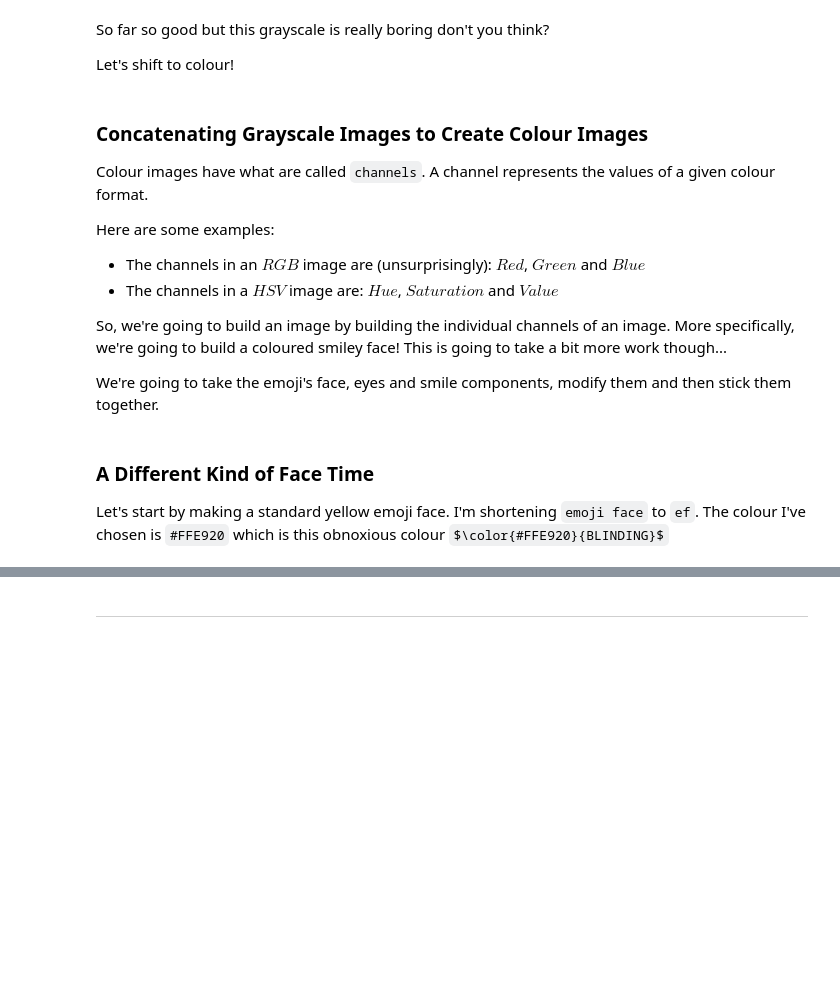
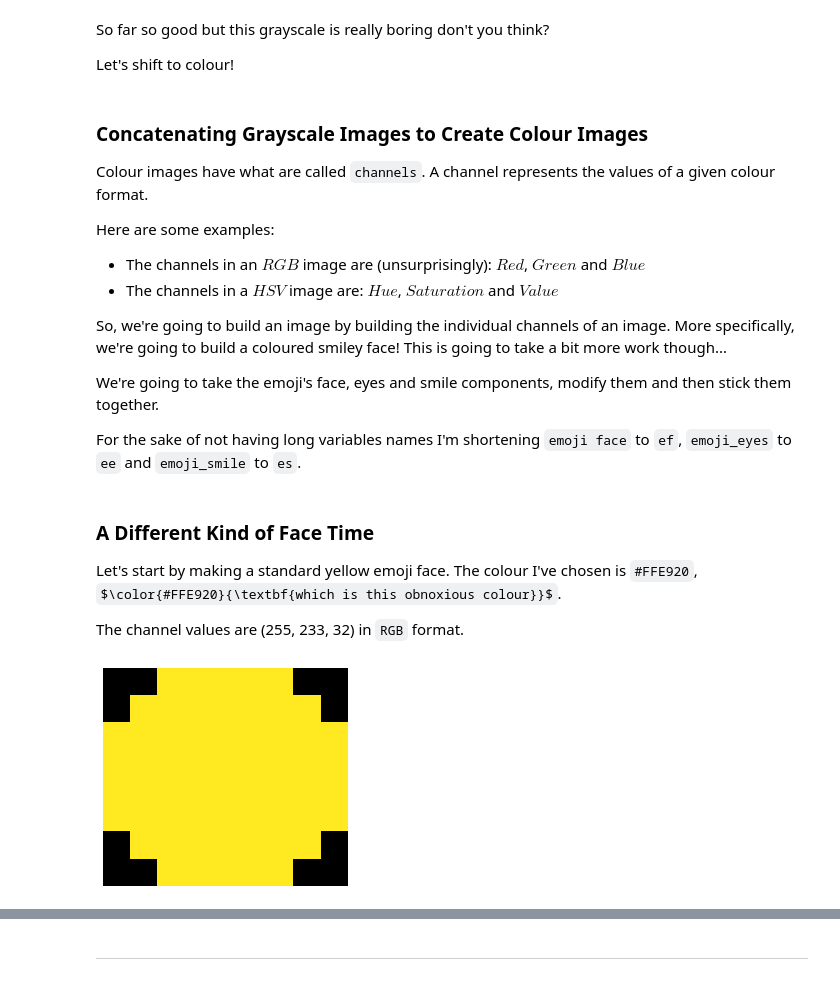
Before and after one commit to jonathanwvos/first_principles, a Jupyter notebook: Matrices.ipynb, the cells around one changed output, grey strips where cells are left out. Drawn from its saved outputs; the diff is of its cells as text; code cells hidden in the pictures; some formulas as TeX source; blank space fills up the shorter version.

Commit message:
Added: dstacks for emoji coloured eyes, smile face

```diff
--- a/Matrices.ipynb
+++ b/Matrices.ipynb
@@ -921,7 +921,11 @@ Here are some examples:
 So, we're going to build an image by building the individual channels of an image. More specifically, we're going to build a coloured smiley face! This is going to take a bit more work though...
 
 We're going to take the emoji's face, eyes and smile components, modify them and then stick them together.
+
+For the sake of not having long variables names I'm shortening `emoji face` to `ef`, `emoji_eyes` to `ee` and `emoji_smile` to `es`.
 # %% [markdown]
 ### A Different Kind of Face Time
 
-Let's start by making a standard yellow emoji face. I'm shortening `emoji face` to `ef`. The colour I've chosen is `#FFE920` which is this obnoxious colour $\color{#FFE920}{BLINDING}$
+Let's start by making a standard yellow emoji face. The colour I've chosen is `#FFE920`, $\color{#FFE920}{\textbf{which is this obnoxious colour}}$.
+
+The channel values are (255, 233, 32) in `RGB` format.
@@ -929,0 +932,14 @@ ef_red =
+# %%
+# Create a copy of emoji_face for each channel and change the values to suit our horrific yellow colour
+ef_red = np.copy(emoji_face)*255
+ef_green = np.copy(emoji_face)*233
+ef_blue = np.copy(emoji_face)*32
+
+# Stack the channels along the 'depth' (or 3D) axis.
+coloured_face = np.dstack((ef_red, ef_green, ef_blue))
+
+plt.imshow(coloured_face)
+plt.axis('off')
+plt.show()
+# %% [output]
+[figure, added]
```
Also changed, not shown: parts of 12 cells of this notebook.
